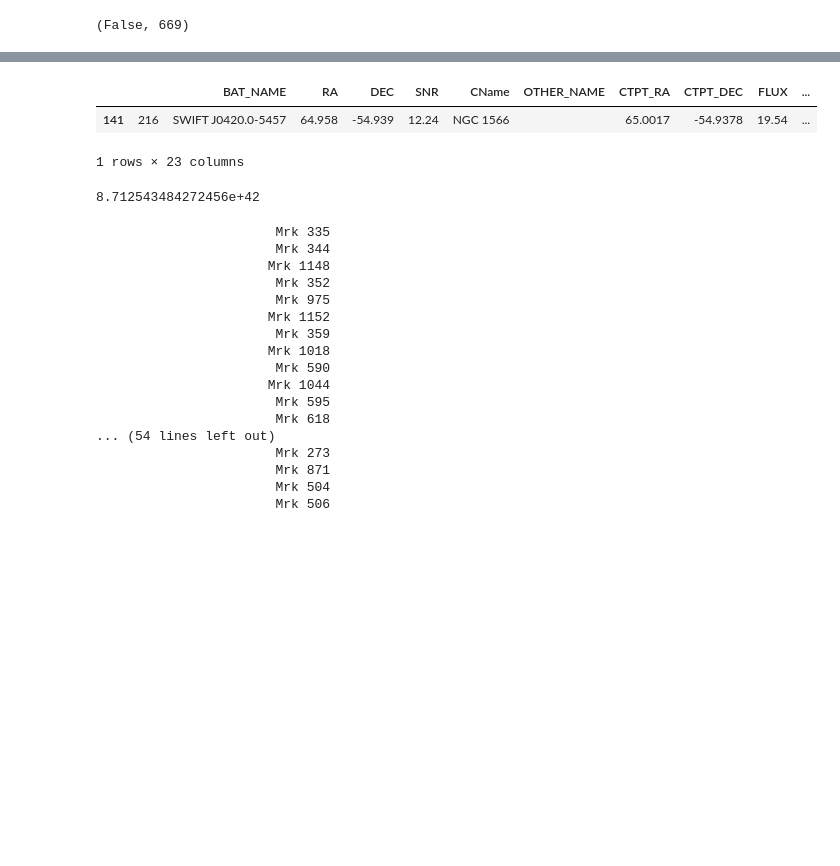
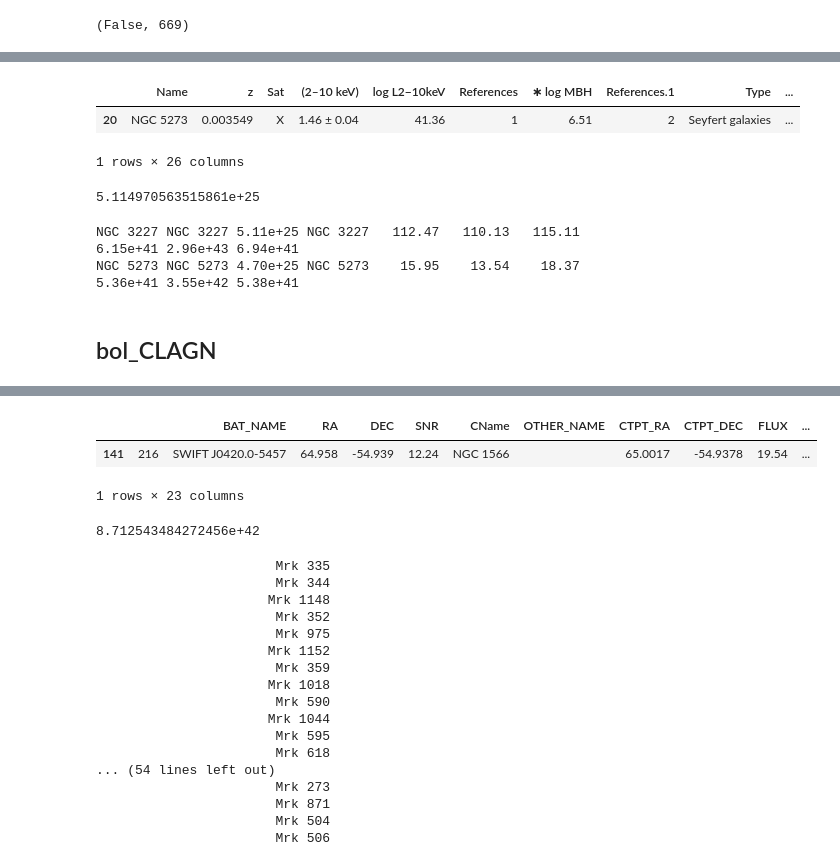
Before and after one commit to brettlv/brettlv.github.io, a Jupyter notebook: pythoncode/changinglookAGN/BAT_105m_catalog_07jul2019.ipynb, the cells around one changed output, grey strips where cells are left out. Cells and saved outputs as stored; diff of their text form; code cells hidden in the pictures; blank space fills up the shorter version.

```diff
--- a/pythoncode/changinglookAGN/BAT_105m_catalog_07jul2019.ipynb
+++ b/pythoncode/changinglookAGN/BAT_105m_catalog_07jul2019.ipynb
@@ -490,3 +507,50 @@ get_batflux('Mrk 530'),get_batflux('NGC 7603')
+# %%
+match_d_cm=LLAGN_gu2009[LLAGN_gu2009['Name'].str.contains('NGC 5273')]
+match_d_cm
+# %% [output]
+|  | Name | z | Sat | (2–10 keV) | log L2−10keV | References | ∗ log MBH | References.1 | Type | ... |
+| 20 | NGC 5273 | 0.003549 | X | 1.46 ± 0.04 | 41.36 | 1 | 6.51 | 2 | Seyfert galaxies | ... |
+1 rows × 26 columns
+# %%
+match_d_cm['D_cm'].values[0]
+# %% [output]
+5.114970563515861e+25
+# %%
+for i in LLAGN_lists:
+    Name_match=i.strip().replace(' ','')
+
+    match_index=get_batflux(Name_match)
+
+    if match_index:
+        match_d_cm=LLAGN_gu2009[LLAGN_gu2009['Name'].str.contains(i)]
+
+        d_cm=match_d_cm['D_cm'].values[0]
+        d_cm_name=match_d_cm['Name'].values[0]
+
+        f_hardxray=BAT_105m_Seyfert['    FLUX'][match_index]
+        f_hardxray_lo=BAT_105m_Seyfert[' FLUX_LO'][match_index]
+        f_hardxray_hi=BAT_105m_Seyfert[' FLUX_HI'][match_index]
+
+        f_hardxray_name=BAT_105m_Seyfert['CName'][match_index]
+
+        L_hardxray=8*float(f_hardxray)*1e-15*1e3*4*np.pi*(d_cm)**2
+        L_hardxray_lo=8*float(f_hardxray_lo)*1e-15*1e3*4*np.pi*(d_cm)**2
+        L_hardxray_hi=8*float(f_hardxray_hi)*1e-15*1e3*4*np.pi*(d_cm)**2
+
+
+        print(i,d_cm_name,'%.2e'%d_cm,f_hardxray_name.strip(),f_hardxray,f_hardxray_lo,f_hardxray_hi)
+        print('%.2e'%(L_hardxray-L_hardxray_lo),'%.2e'%L_hardxray,'%.2e'%(L_hardxray_hi-L_hardxray))
+
+
+    else:
+        print(i,'not in BAT')
+# %% [output]
+NGC 3227 NGC 3227 5.11e+25 NGC 3227   112.47   110.13   115.11
+6.15e+41 2.96e+43 6.94e+41
+NGC 5273 NGC 5273 4.70e+25 NGC 5273    15.95    13.54    18.37
+5.36e+41 3.55e+42 5.38e+41
+# %% [markdown]
+## bol_CLAGN
 # %%
 for i in timelag_sources['Name']:
     Name_match=i.strip().replace(' ','')
```
Also changed, not shown: parts of 31 cells of this notebook, 21 other files.
